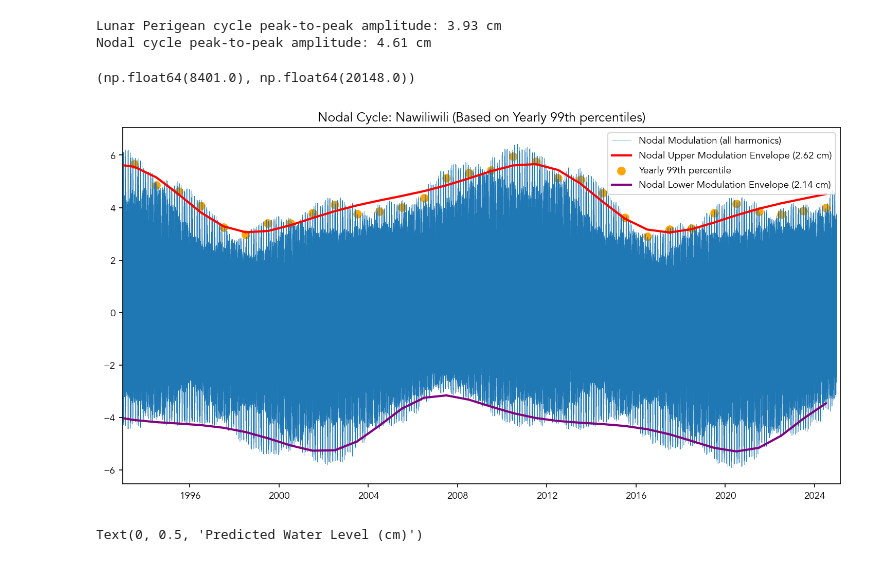
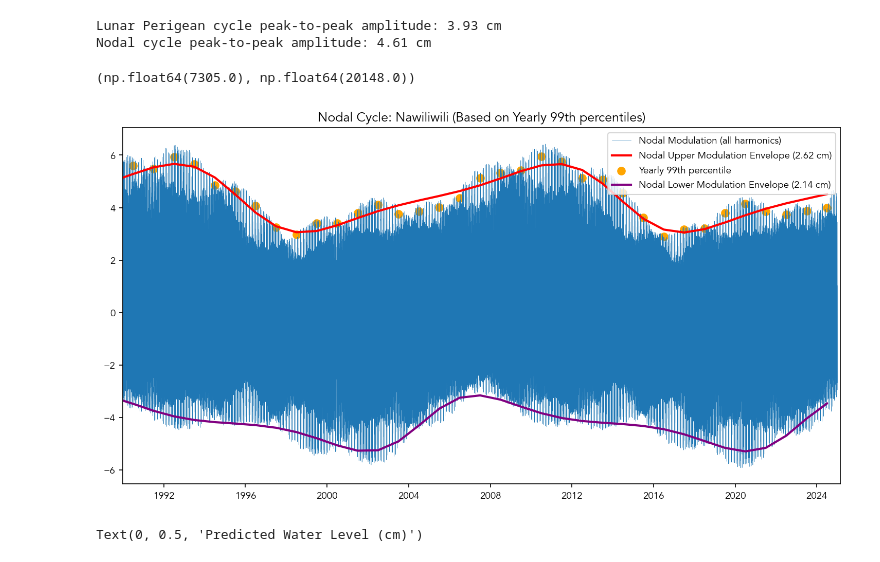
Before and after one commit to uhsealevelcenter/SL_Indicators, a Jupyter notebook: notebooks/Annual/1_6_3_contributions_to_daily_sea_level.ipynb, the cells around one changed output. Saved outputs shown, nothing was run; the diff lists cells and outputs as text; code cells hidden in the pictures.

```diff
--- a/notebooks/Annual/1_6_3_contributions_to_daily_sea_level.ipynb
+++ b/notebooks/Annual/1_6_3_contributions_to_daily_sea_level.ipynb
@@ -442,20 +445,20 @@ Nodal cycle peak-to-peak amplitude: 4.61 cm
 # %%
 #plot the nodal signal and the envelope
 plt.figure(figsize=(12, 6))
 plt.plot(ntr_data['time'], 100*ntr_data['nodal'], label='Nodal Modulation (all harmonics)',linewidth=0.25)
 plt.plot(ncyc_upper.index, 100*ncyc_upper, label='Nodal Upper Modulation Envelope (' + str(round(ncyc_mod_upper*100, 2)) + ' cm)', color='red', linewidth=2)
 plt.scatter(ncyc_upper.index, 100*nodal_upper_envelope, label='Yearly 99th percentile', color='orange', linestyle='-', linewidth=2)
 plt.plot(ncyc_lower.index, 100*ncyc_lower, label='Nodal Lower Modulation Envelope (' + str(round(ncyc_mod_lower*100, 2)) + ' cm)', color='purple', linewidth=2)
 # plt.scatter(ncyc_lower.index, 100*nodal_lower_envelope, label='Yearly 1st percentile', color='cyan', linestyle='-', linewidth=2)
 
 plt.title('Nodal Cycle: ' + station_name + ' (Based on Yearly 99th percentiles)')
 
 plt.legend()
 #set x-axis to 2017-2018
-plt.xlim([np.datetime64('1993-01-01'), np.datetime64('2025-03-01')])
+plt.xlim([np.datetime64('1990-01-01'), np.datetime64('2025-03-01')])
 # %% [output]
-(np.float64(8401.0), np.float64(20148.0))
+(np.float64(7305.0), np.float64(20148.0))
-[figure, old version]
+[figure, new version]
 # %%
 plt.scatter(monthly_max_real_date,100*monthly_max, label='Monthly Maxima', color='green',s=10)
 plt.plot(yearly_max.index,100*yearly_max, label='99.9th Percentile (Annual Maxima)', color='yellow')
```
Also changed, not shown: parts of 41 cells of this notebook, 1 other file.
